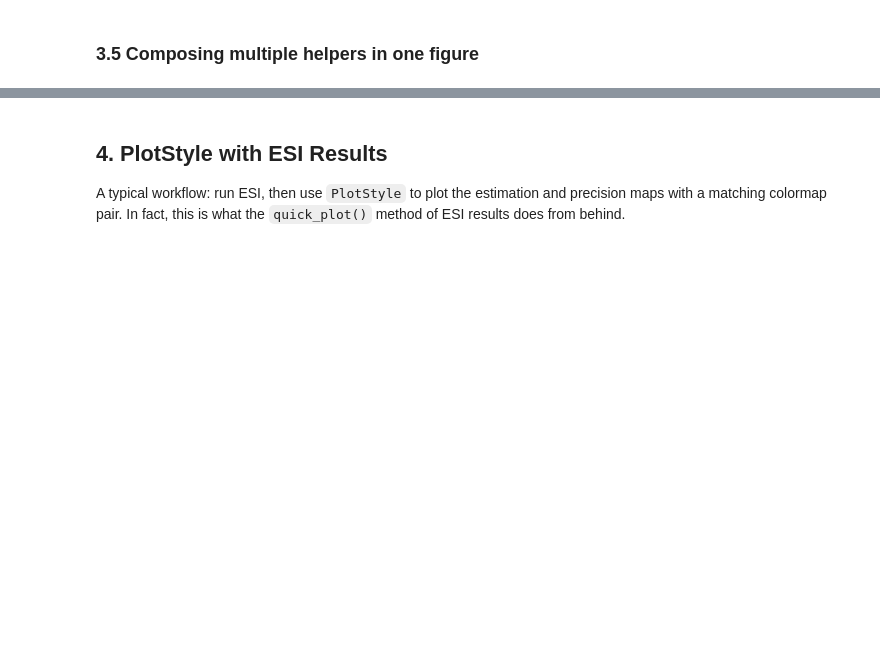
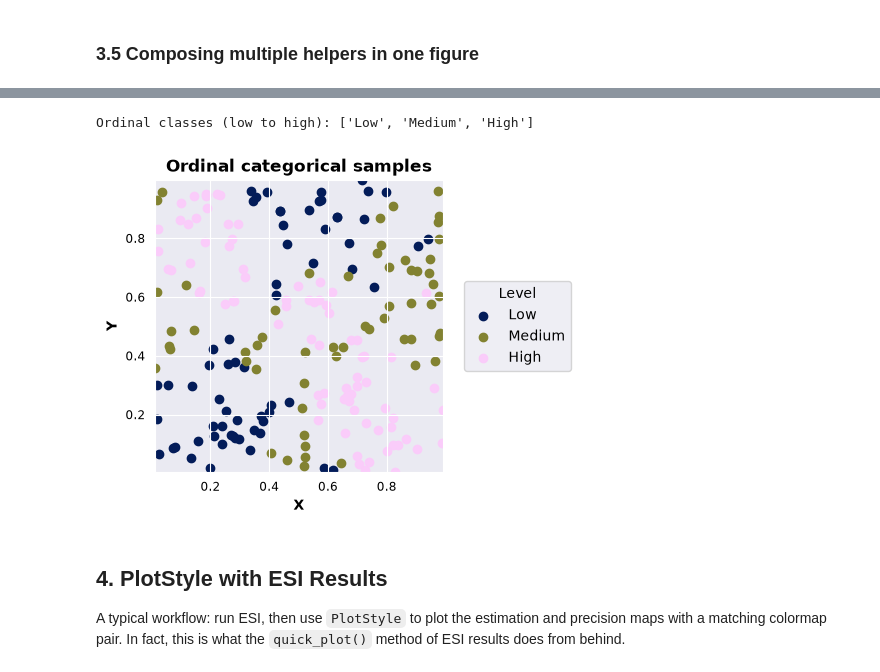
Before and after one commit to alges/spatialize-examples, a Jupyter notebook: examples/utilities/visualization_tools.ipynb, the cells around one changed output, grey strips where cells are left out. Saved outputs shown, nothing was run; the diff lists cells and outputs as text; code cells hidden in the pictures; blank space fills up the shorter version.

```diff
--- a/examples/utilities/visualization_tools.ipynb
+++ b/examples/utilities/visualization_tools.ipynb
@@ -338,3 +360,22 @@ plt.show()
+# %%
+# Ordinal categorical scenario — explicit plot_scatter call with nonnum_order
+scenario_ord = SyntheticScenario(categorical=True, n_grid_points=80, griddata=False)
+points_ord, values_ord, xi_ord, ref_ord = scenario_ord.simulate_scenario(kind='ordinal', n_samples=200, seed=0)
+
+order = list(SyntheticScenario.ORDINAL_ORDER)
+print("Ordinal classes (low to high):", order)
+
+with PlotStyle(theme='darkgrid') as style:
+    fig, ax = plt.subplots(figsize=(5, 6))
+    plot_scatter(points_ord, values_ord, ax=ax, theme=None, cmap='batlow',
+                 nonnum_order=order,       #controls legend ordering
+                 legend_title='Level',
+                 title="Ordinal categorical samples")
+    plt.tight_layout()
+    plt.show()
+# %% [output]
+Ordinal classes (low to high): ['Low', 'Medium', 'High']
+[figure, added]
 # %% [markdown]
 ## 4. PlotStyle with ESI Results
 
```
Also changed, not shown: parts of 15 cells of this notebook, 16 other files.
